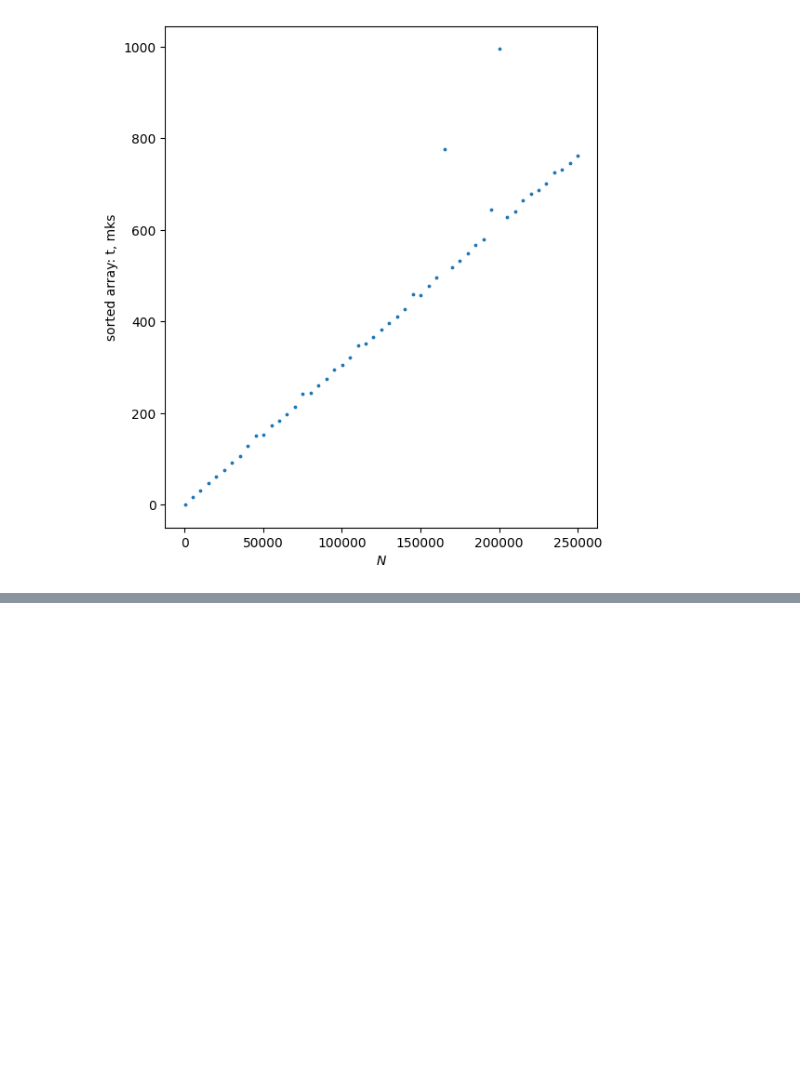
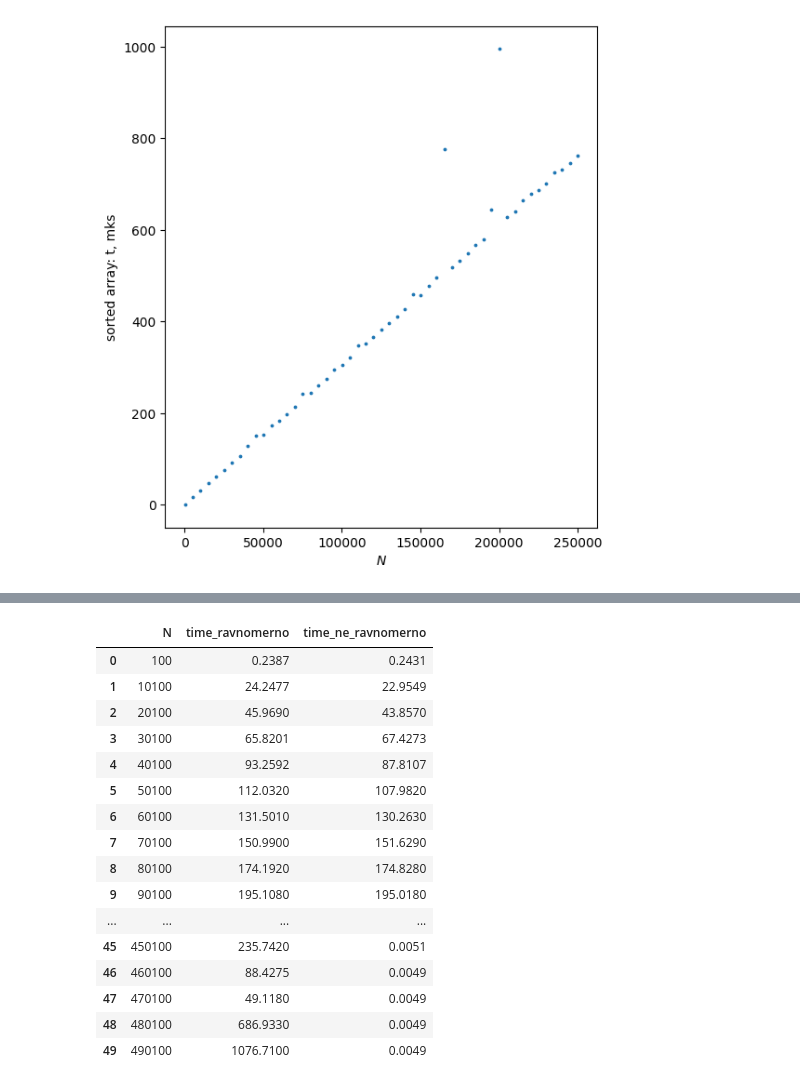
Before and after one commit to xenonnachille/cpp-23-shevyakova, a Jupyter notebook: lab_1/graphs.ipynb, the cells around one changed output, grey strips where cells are left out. Saved outputs shown, nothing was run; the diff lists cells and outputs as text; code cells hidden in the pictures; blank space fills up the shorter version.

```diff
--- a/lab_1/graphs.ipynb
+++ b/lab_1/graphs.ipynb
@@ -124,0 +125,21 @@ plt.show()
+# %%
+df4 = pd.read_csv("strategy_B.csv")
+df4
+# %% [output]
+|  | N | time_ravnomerno | time_ne_ravnomerno |
+| 0 | 100 | 0.2387 | 0.2431 |
+| 1 | 10100 | 24.2477 | 22.9549 |
+| 2 | 20100 | 45.9690 | 43.8570 |
+| 3 | 30100 | 65.8201 | 67.4273 |
+| 4 | 40100 | 93.2592 | 87.8107 |
+| 5 | 50100 | 112.0320 | 107.9820 |
+| 6 | 60100 | 131.5010 | 130.2630 |
+| 7 | 70100 | 150.9900 | 151.6290 |
+| 8 | 80100 | 174.1920 | 174.8280 |
+| 9 | 90100 | 195.1080 | 195.0180 |
+| ... | ... | ... | ... |
+| 45 | 450100 | 235.7420 | 0.0051 |
+| 46 | 460100 | 88.4275 | 0.0049 |
+| 47 | 470100 | 49.1180 | 0.0049 |
+| 48 | 480100 | 686.9330 | 0.0049 |
+| 49 | 490100 | 1076.7100 | 0.0049 |
```
Also changed, not shown: parts of 3 cells of this notebook, 3 other files.
